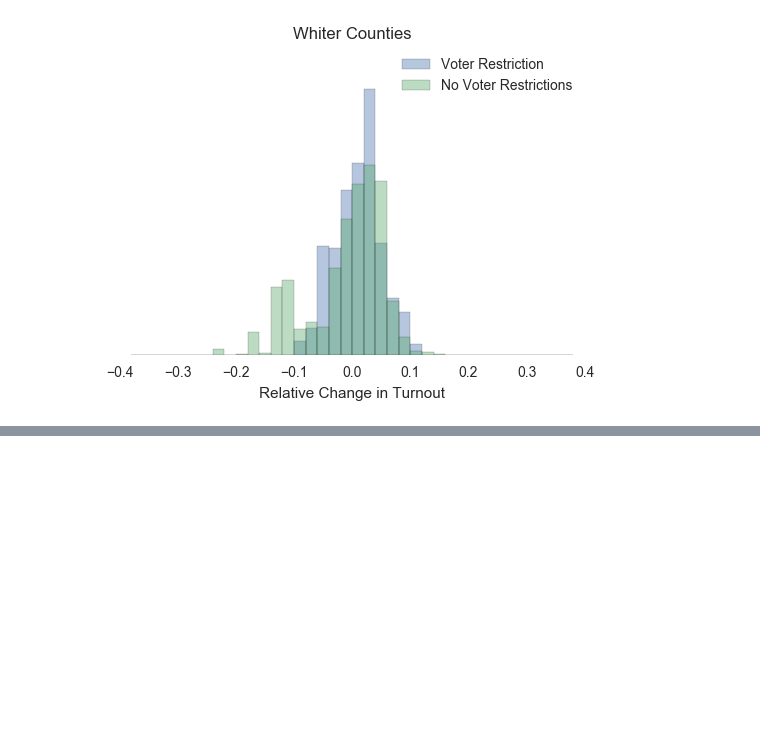
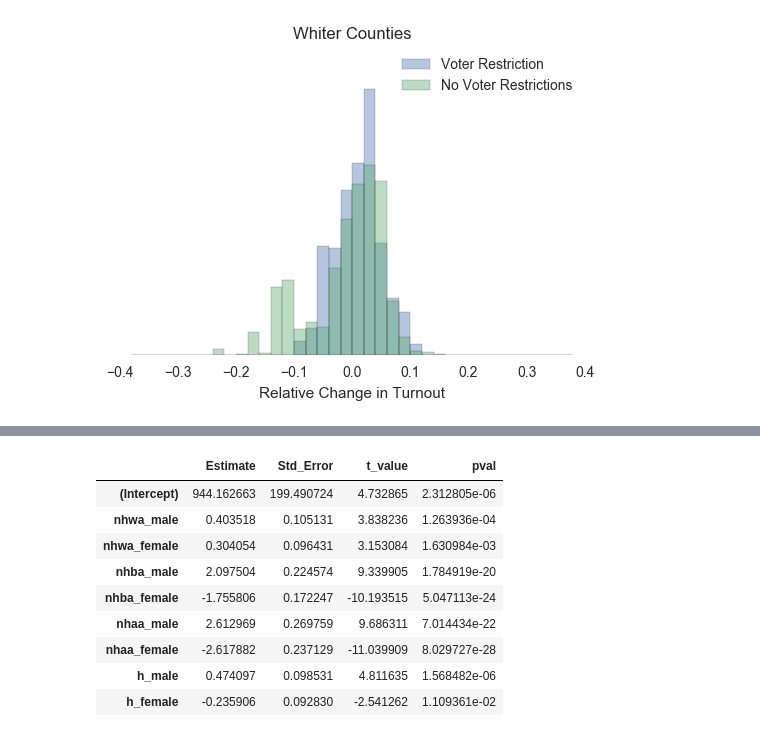
Before and after one commit to dstuck/pres_election_analysis, a Jupyter notebook: notebooks/2-ElectionExploration.ipynb, the cells around one changed output, grey strips where cells are left out. Cells and saved outputs as stored; diff of their text form; code cells hidden in the pictures; blank space fills up the shorter version.

```diff
--- a/notebooks/2-ElectionExploration.ipynb
+++ b/notebooks/2-ElectionExploration.ipynb
@@ -231,0 +259,29 @@ full_pres_df.loc[29079]
+# %%
+base = importr('base')
+nnls = importr('nnls')
+
+def rmat_to_df(rmat):
+    out_df = pd.DataFrame(
+        np.asarray(rmat), columns=np.asarray(rmat.colnames),
+        index=np.asarray(rmat.rownames)
+    )
+    out_df.columns = [
+        col.replace('Pr(>|t|)', 'pval').replace(' ', '_').replace('.', '')
+        for col in out_df.columns
+    ]
+    return out_df
+
+def regression_model(y, df, features, verbose=True, added_feats=[]):
+    desired_columns = [y] + features + added_feats
+    df = df[desired_columns].dropna().copy()
+    if verbose:
+        print y, len(df), features
+    feature_str = ro.r.paste(features, collapse=" + ")
+    lm_formula = ro.Formula(ro.r.paste(y, "~", feature_str))
+    return ro.r.lm(lm_formula, data=df)
+
+def regression_summary(y, df, features, verbose=False):
+    model = regression_model(y, df, features, verbose)
+    result = base.summary(model)
+    #return rmat_to_df(result[3])
+    return rmat_to_df(result.rx2('coefficients'))
@@ -231,0 +299,13 @@ full_pres_df.loc[29079]
+# %%
+regression_summary(y='votes_2012', df=vote_by_race.xs('R', level=1), features=counts_by_race)
+# %% [output]
+|  | Estimate | Std_Error | t_value | pval |
+| (Intercept) | 944.162663 | 199.490724 | 4.732865 | 2.312805e-06 |
+| nhwa_male | 0.403518 | 0.105131 | 3.838236 | 1.263936e-04 |
+| nhwa_female | 0.304054 | 0.096431 | 3.153084 | 1.630984e-03 |
+| nhba_male | 2.097504 | 0.224574 | 9.339905 | 1.784919e-20 |
+| nhba_female | -1.755806 | 0.172247 | -10.193515 | 5.047113e-24 |
+| nhaa_male | 2.612969 | 0.269759 | 9.686311 | 7.014434e-22 |
+| nhaa_female | -2.617882 | 0.237129 | -11.039909 | 8.029727e-28 |
+| h_male | 0.474097 | 0.098531 | 4.811635 | 1.568482e-06 |
+| h_female | -0.235906 | 0.092830 | -2.541262 | 1.109361e-02 |
```
Also changed, not shown: parts of 22 cells of this notebook.
